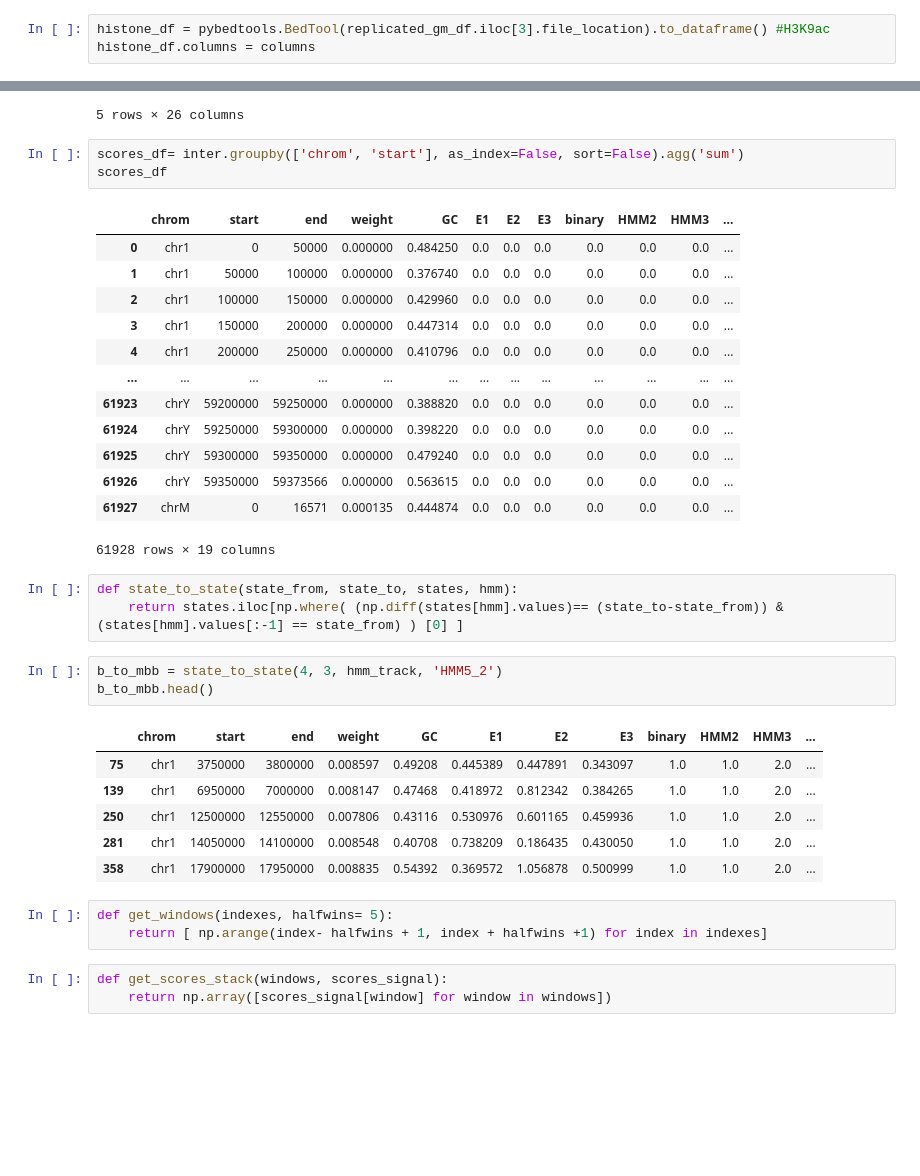
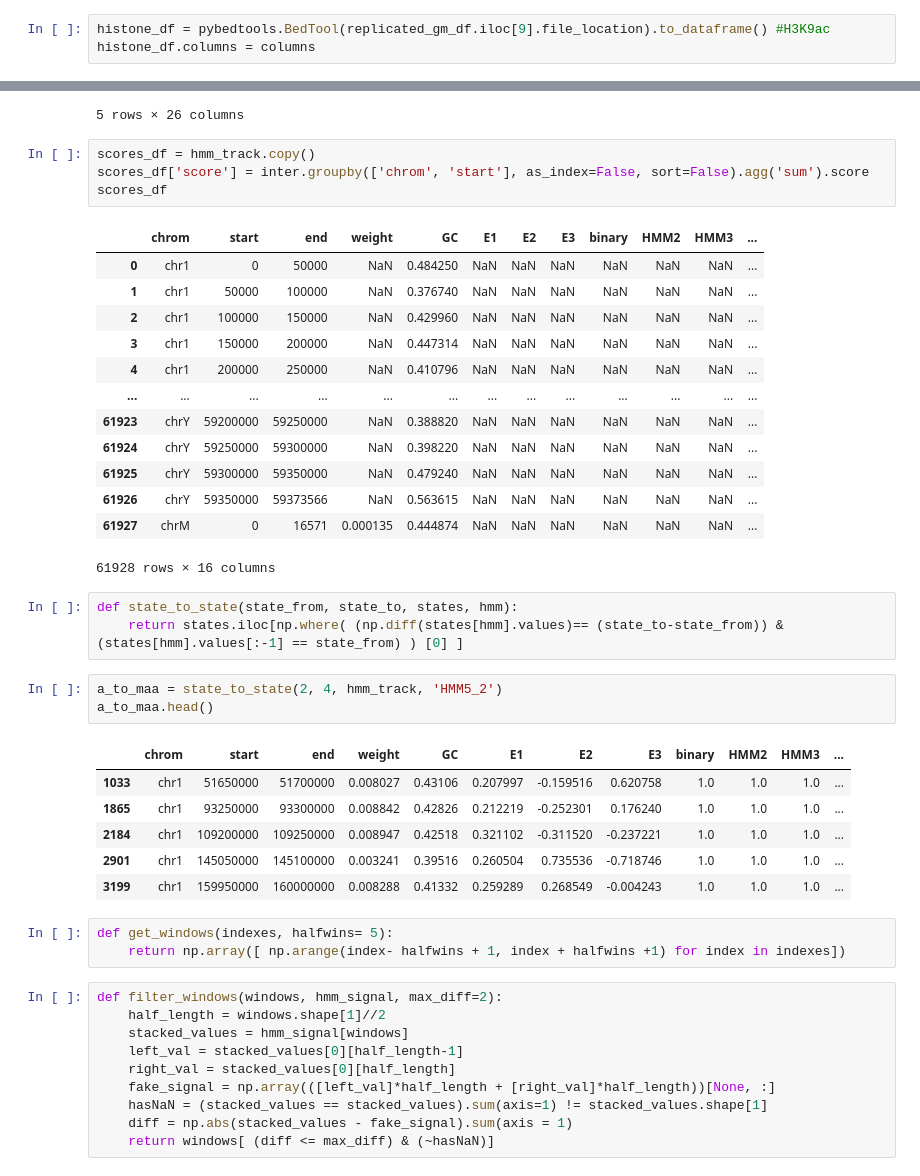
Before and after one commit to luisdiaz1997/HMM3P, a Jupyter notebook: notebooks/Figure3- Signals at transitions.ipynb, the cells around one changed output, grey strips where cells are left out. Saved outputs shown, nothing was run; the diff lists cells and outputs as text; blank space fills up the shorter version.

```diff
--- a/notebooks/Figure3- Signals at transitions.ipynb
+++ b/notebooks/Figure3- Signals at transitions.ipynb
@@ -79,7 +79,7 @@ array(['H3K27ac', 'H3K4me3', 'H3K9ac', 'H3K79me2', 'H4K20me1', 'H3K4me2',
 # %%
 columns=["chrom", "start", "end", "name", "score", "strand", "signalValue", "pValue", "qValue", "peak"]
 # %%
-histone_df = pybedtools.BedTool(replicated_gm_df.iloc[3].file_location).to_dataframe() #H3K9ac
+histone_df = pybedtools.BedTool(replicated_gm_df.iloc[9].file_location).to_dataframe() #H3K9ac
 histone_df.columns = columns
 # %%
 histone_df
@@ -140,39 +140,47 @@ inter.head()
 | 4 | chr1 | 200000 | 250000 | NaN | 0.410796 | NaN | NaN | NaN | NaN | NaN | ... | ... |
 5 rows × 26 columns
 # %%
-scores_df= inter.groupby(['chrom', 'start'], as_index=False, sort=False).agg('sum')
+scores_df = hmm_track.copy()
+scores_df['score'] = inter.groupby(['chrom', 'start'], as_index=False, sort=False).agg('sum').score
 scores_df
 # %% [output]
 |  | chrom | start | end | weight | GC | E1 | E2 | E3 | binary | HMM2 | HMM3 | ... |
-| 0 | chr1 | 0 | 50000 | 0.000000 | 0.484250 | 0.0 | 0.0 | 0.0 | 0.0 | 0.0 | 0.0 | ... |
-| 1 | chr1 | 50000 | 100000 | 0.000000 | 0.376740 | 0.0 | 0.0 | 0.0 | 0.0 | 0.0 | 0.0 | ... |
-| 2 | chr1 | 100000 | 150000 | 0.000000 | 0.429960 | 0.0 | 0.0 | 0.0 | 0.0 | 0.0 | 0.0 | ... |
-| 3 | chr1 | 150000 | 200000 | 0.000000 | 0.447314 | 0.0 | 0.0 | 0.0 | 0.0 | 0.0 | 0.0 | ... |
-| 4 | chr1 | 200000 | 250000 | 0.000000 | 0.410796 | 0.0 | 0.0 | 0.0 | 0.0 | 0.0 | 0.0 | ... |
+| 0 | chr1 | 0 | 50000 | NaN | 0.484250 | NaN | NaN | NaN | NaN | NaN | NaN | ... |
+| 1 | chr1 | 50000 | 100000 | NaN | 0.376740 | NaN | NaN | NaN | NaN | NaN | NaN | ... |
+| 2 | chr1 | 100000 | 150000 | NaN | 0.429960 | NaN | NaN | NaN | NaN | NaN | NaN | ... |
+| 3 | chr1 | 150000 | 200000 | NaN | 0.447314 | NaN | NaN | NaN | NaN | NaN | NaN | ... |
+| 4 | chr1 | 200000 | 250000 | NaN | 0.410796 | NaN | NaN | NaN | NaN | NaN | NaN | ... |
 | ... | ... | ... | ... | ... | ... | ... | ... | ... | ... | ... | ... | ... |
-| 61923 | chrY | 59200000 | 59250000 | 0.000000 | 0.388820 | 0.0 | 0.0 | 0.0 | 0.0 | 0.0 | 0.0 | ... |
-| 61924 | chrY | 59250000 | 59300000 | 0.000000 | 0.398220 | 0.0 | 0.0 | 0.0 | 0.0 | 0.0 | 0.0 | ... |
-| 61925 | chrY | 59300000 | 59350000 | 0.000000 | 0.479240 | 0.0 | 0.0 | 0.0 | 0.0 | 0.0 | 0.0 | ... |
-| 61926 | chrY | 59350000 | 59373566 | 0.000000 | 0.563615 | 0.0 | 0.0 | 0.0 | 0.0 | 0.0 | 0.0 | ... |
-| 61927 | chrM | 0 | 16571 | 0.000135 | 0.444874 | 0.0 | 0.0 | 0.0 | 0.0 | 0.0 | 0.0 | ... |
+| 61923 | chrY | 59200000 | 59250000 | NaN | 0.388820 | NaN | NaN | NaN | NaN | NaN | NaN | ... |
+| 61924 | chrY | 59250000 | 59300000 | NaN | 0.398220 | NaN | NaN | NaN | NaN | NaN | NaN | ... |
+| 61925 | chrY | 59300000 | 59350000 | NaN | 0.479240 | NaN | NaN | NaN | NaN | NaN | NaN | ... |
+| 61926 | chrY | 59350000 | 59373566 | NaN | 0.563615 | NaN | NaN | NaN | NaN | NaN | NaN | ... |
+| 61927 | chrM | 0 | 16571 | 0.000135 | 0.444874 | NaN | NaN | NaN | NaN | NaN | NaN | ... |
-61928 rows × 19 columns
+61928 rows × 16 columns
 # %%
 def state_to_state(state_from, state_to, states, hmm):
     return states.iloc[np.where( (np.diff(states[hmm].values)== (state_to-state_from)) &  (states[hmm].values[:-1] == state_from) ) [0] ]
 # %%
-b_to_mbb = state_to_state(4, 3, hmm_track, 'HMM5_2')
-b_to_mbb.head()
+a_to_maa = state_to_state(2, 4, hmm_track, 'HMM5_2')
+a_to_maa.head()
 # %% [output]
 |  | chrom | start | end | weight | GC | E1 | E2 | E3 | binary | HMM2 | HMM3 | ... |
-| 75 | chr1 | 3750000 | 3800000 | 0.008597 | 0.49208 | 0.445389 | 0.447891 | 0.343097 | 1.0 | 1.0 | 2.0 | ... |
-| 139 | chr1 | 6950000 | 7000000 | 0.008147 | 0.47468 | 0.418972 | 0.812342 | 0.384265 | 1.0 | 1.0 | 2.0 | ... |
-| 250 | chr1 | 12500000 | 12550000 | 0.007806 | 0.43116 | 0.530976 | 0.601165 | 0.459936 | 1.0 | 1.0 | 2.0 | ... |
-| 281 | chr1 | 14050000 | 14100000 | 0.008548 | 0.40708 | 0.738209 | 0.186435 | 0.430050 | 1.0 | 1.0 | 2.0 | ... |
-| 358 | chr1 | 17900000 | 17950000 | 0.008835 | 0.54392 | 0.369572 | 1.056878 | 0.500999 | 1.0 | 1.0 | 2.0 | ... |
+| 1033 | chr1 | 51650000 | 51700000 | 0.008027 | 0.43106 | 0.207997 | -0.159516 | 0.620758 | 1.0 | 1.0 | 1.0 | ... |
+| 1865 | chr1 | 93250000 | 93300000 | 0.008842 | 0.42826 | 0.212219 | -0.252301 | 0.176240 | 1.0 | 1.0 | 1.0 | ... |
+| 2184 | chr1 | 109200000 | 109250000 | 0.008947 | 0.42518 | 0.321102 | -0.311520 | -0.237221 | 1.0 | 1.0 | 1.0 | ... |
+| 2901 | chr1 | 145050000 | 145100000 | 0.003241 | 0.39516 | 0.260504 | 0.735536 | -0.718746 | 1.0 | 1.0 | 1.0 | ... |
+| 3199 | chr1 | 159950000 | 160000000 | 0.008288 | 0.41332 | 0.259289 | 0.268549 | -0.004243 | 1.0 | 1.0 | 1.0 | ... |
 # %%
 def get_windows(indexes, halfwins= 5):
-    return [ np.arange(index- halfwins + 1, index + halfwins +1) for index in indexes]
+    return np.array([ np.arange(index- halfwins + 1, index + halfwins +1) for index in indexes])
-# %%
-def get_scores_stack(windows, scores_signal):
-    return np.array([scores_signal[window] for window in windows])
+# %%
+def filter_windows(windows, hmm_signal, max_diff=2):
+    half_length = windows.shape[1]//2
+    stacked_values = hmm_signal[windows]
+    left_val = stacked_values[0][half_length-1]
+    right_val = stacked_values[0][half_length]
+    fake_signal = np.array(([left_val]*half_length + [right_val]*half_length))[None, :]
+    hasNaN = (stacked_values == stacked_values).sum(axis=1) != stacked_values.shape[1]
+    diff = np.abs(stacked_values - fake_signal).sum(axis = 1)
+    return windows[ (diff <= max_diff) & (~hasNaN)]
 # %%
```
Also changed, not shown: parts of 7 cells of this notebook.
